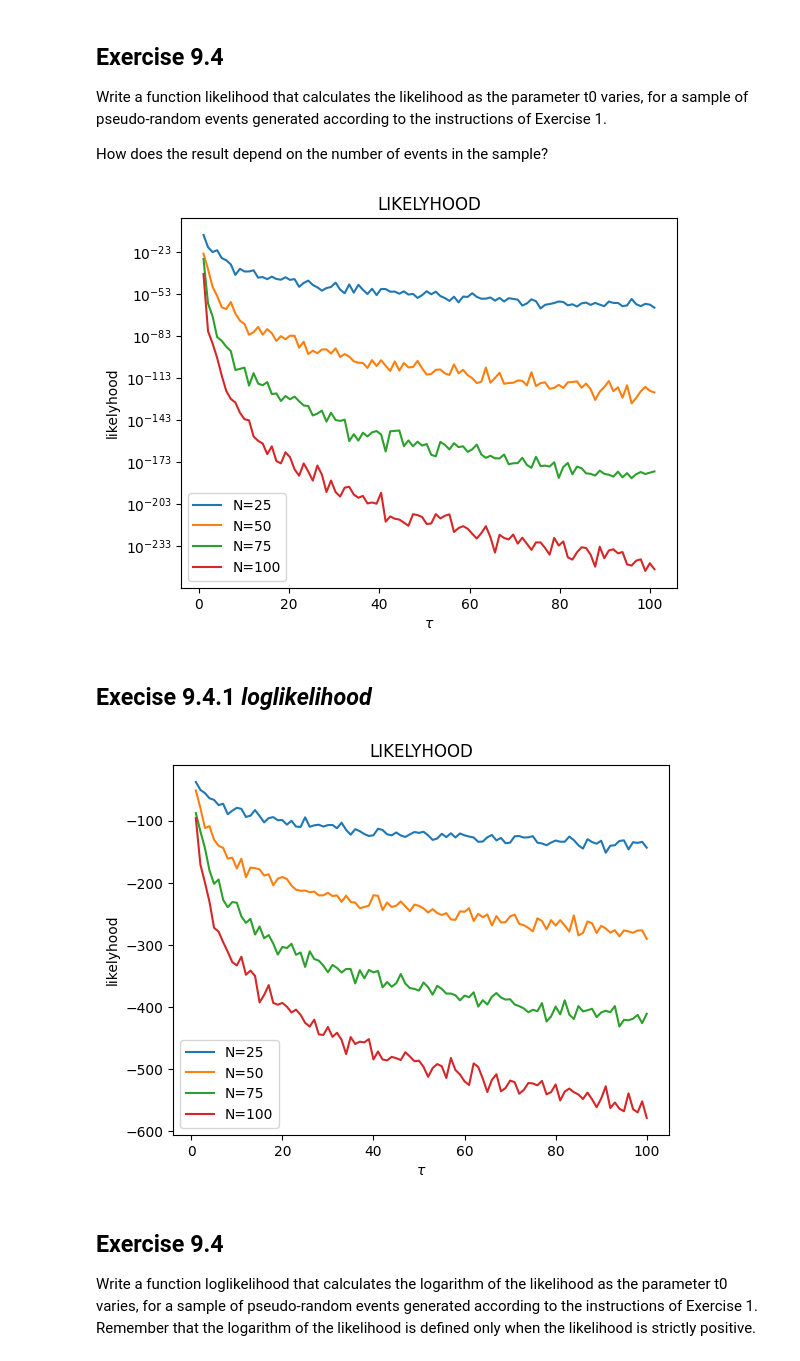
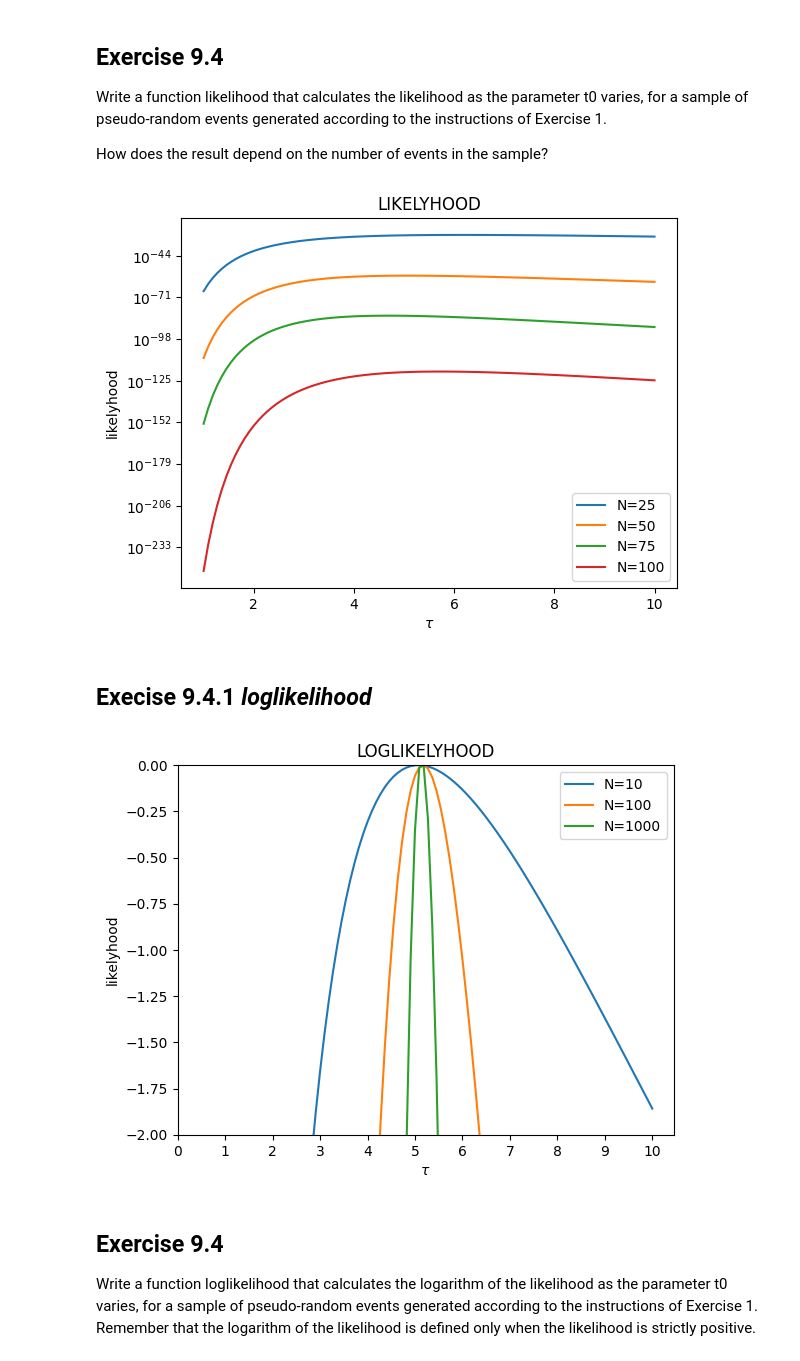
Before and after one commit to CarminatiGiovanni/LaboratorioCalcoloEStatistica, a Jupyter notebook: exercises_9_271123.ipynb, the cells around one changed output. Saved outputs shown, nothing was run; the diff lists cells and outputs as text; code cells hidden in the pictures.

```diff
--- a/exercises_9_271123.ipynb
+++ b/exercises_9_271123.ipynb
@@ -58,12 +58,12 @@ def likelyhood(f,X,tau):
 def exponential_pdf(X,tau):
   return sc.expon.pdf(X,scale=tau)
 
-t0s = np.linspace(1,101,100)
-
+t0s = np.linspace(1,10,100)
+real_t0 = 5
 for N in [25,50,75,100]:
   lkh = []
+  X = rexp(real_t0,N)
   for t0 in t0s:
-    X = rexp(t0,N)
     lkh.append(likelyhood(exponential_pdf,X,t0))
 
   plt.plot(t0s,lkh, label=f'N={N}')
@@ -76,50 +76,40 @@ plt.legend()
 
 plt.show()
 # %% [output]
-[figure, old version]
+[figure, new version]
 # %% [markdown]
 ## Execise 9.4.1 _loglikelihood_
 # %%
 def loglikelyhood(f,X,tau):
   return np.sum(np.log(f(X,tau)))
 
 def exponential_pdf(X,tau):
   return sc.expon.pdf(X,scale=tau)
 
-t0s = np.linspace(1,100,100) # genero dei mu attorno ai quali testare la likelyhood
+t0s = np.linspace(1,10,100) # genero dei mu attorno ai quali testare la likelyhood
 
-# # N = np.linspace(50,150,3,dtype=np.int64)
-# N = np.logspace(1,4,3,dtype=np.int64)
-# # N = np.arange(10,15)
-# for i in N:
-#   X = expon_random(tau,i) # genero una collezione dati di i misurazioni
-#   L = np.array([loglikelyhood(exponential_pdf,X,t) for t in mu])
-#   max = np.max(L)
-#   L = L - max
-#   plt.plot(mu,L,label=f'N={i}')
+real_t0 = 5
 
-# plt.ylim(-2,0)
-# plt.xticks(np.arange(1,10))
-# plt.legend()
-# plt.show()
-
-for N in [25,50,75,100]:
+for N in [10,100,1000]:
   lkh = []
+  X = rexp(real_t0,N)
   for t0 in t0s:
-    X = rexp(t0,N)
     lkh.append(loglikelyhood(exponential_pdf,X,t0))
-
+  lkh = np.array(lkh)
+  lkh -= np.max(lkh) # translo tutto sull'asse x = 0
   plt.plot(t0s,lkh, label=f'N={N}')
 
 # plt.yscale('log')
 plt.xlabel('$\\tau$')
 plt.ylabel('likelyhood')
+plt.ylim(-2,0) # sono interessato solo alla regione in cui la loglikelyhood è massima
 plt.title('LOGLIKELYHOOD')
+plt.xticks(np.arange(0,11))
 plt.legend()
 
 plt.show()
 # %% [output]
-[figure, old version]
+[figure, new version]
 # %% [markdown]
 ## Exercise 9.4
 
```
Also changed, not shown: parts of 3 cells of this notebook.
